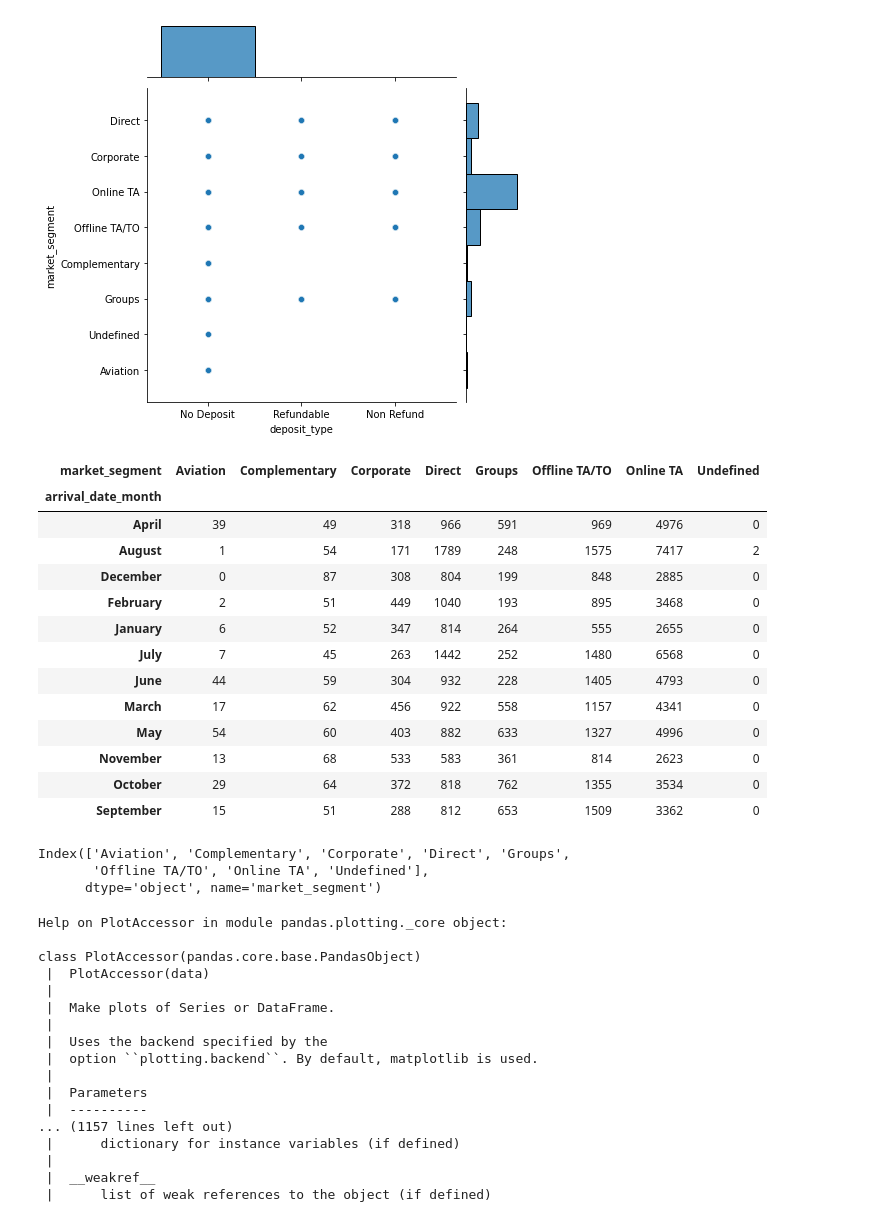
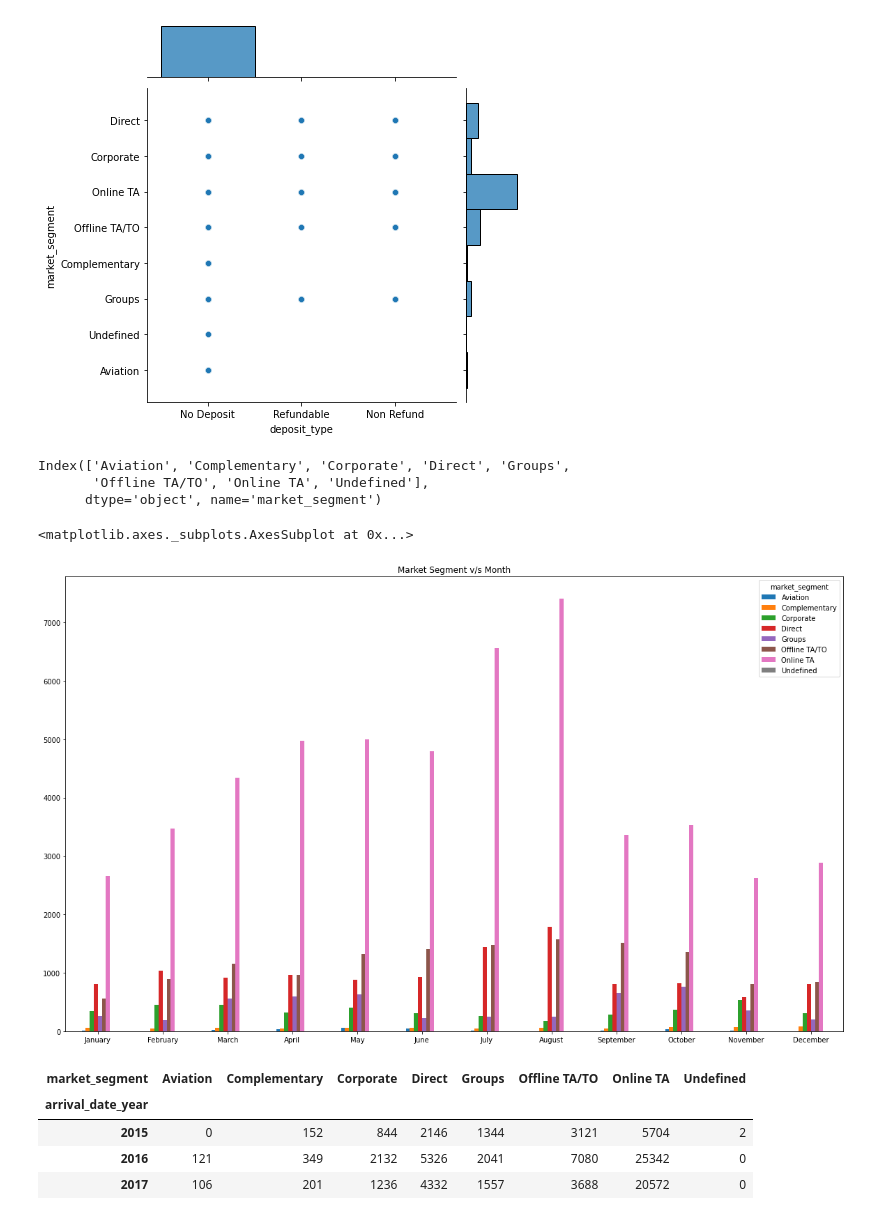
Before and after one commit to gauriagarwal18/Hotel_Booking_Analysis, a Jupyter notebook: Hotel_Booking.ipynb, the cells around one changed output. Drawn from its saved outputs; the diff is of its cells as text; code cells hidden in the pictures.

```diff
--- a/Hotel_Booking.ipynb
+++ b/Hotel_Booking.ipynb
@@ -459,46 +453,25 @@ sns.jointplot(y="market_segment",x="deposit_type",data=hotels)
 [figure]
 # %%
 segment_month=pd.crosstab(hotels["arrival_date_month"],hotels["market_segment"])
-segment_month
+segment_month=pd.DataFrame(segment_month,index= ['January', 'February', 'March', 'April', 'May', 'June', 'July', 'August', 'September', 'October', 'November', 'December'] )
-# %% [output]
-| market_segment | Aviation | Complementary | Corporate | Direct | Groups | Offline TA/TO | Online TA | Undefined |
-| arrival_date_month |  |  |  |  |  |  |  |  |
-| April | 39 | 49 | 318 | 966 | 591 | 969 | 4976 | 0 |
-| August | 1 | 54 | 171 | 1789 | 248 | 1575 | 7417 | 2 |
-| December | 0 | 87 | 308 | 804 | 199 | 848 | 2885 | 0 |
-| February | 2 | 51 | 449 | 1040 | 193 | 895 | 3468 | 0 |
-| January | 6 | 52 | 347 | 814 | 264 | 555 | 2655 | 0 |
-| July | 7 | 45 | 263 | 1442 | 252 | 1480 | 6568 | 0 |
-| June | 44 | 59 | 304 | 932 | 228 | 1405 | 4793 | 0 |
-| March | 17 | 62 | 456 | 922 | 558 | 1157 | 4341 | 0 |
-| May | 54 | 60 | 403 | 882 | 633 | 1327 | 4996 | 0 |
-| November | 13 | 68 | 533 | 583 | 361 | 814 | 2623 | 0 |
-| October | 29 | 64 | 372 | 818 | 762 | 1355 | 3534 | 0 |
-| September | 15 | 51 | 288 | 812 | 653 | 1509 | 3362 | 0 |
 # %%
 segment_month.columns
 # %% [output]
 Index(['Aviation', 'Complementary', 'Corporate', 'Direct', 'Groups',
        'Offline TA/TO', 'Online TA', 'Undefined'],
       dtype='object', name='market_segment')
-# %%
-help(segment_month.plot)
-segment_month.plot(x=segment_month)
-# %% [output]
-Help on PlotAccessor in module pandas.plotting._core object:
-
-class PlotAccessor(pandas.core.base.PandasObject)
- |  PlotAccessor(data)
- |
- |  Make plots of Series or DataFrame.
- |
- |  Uses the backend specified by the
- |  option ``plotting.backend``. By default, matplotlib is used.
- |
- |  Parameters
- |  ----------
-... (1157 lines left out)
- |      dictionary for instance variables (if defined)
- |
- |  __weakref__
- |      list of weak references to the object (if defined)
+# %%
+#ax=plt.figure(figsize=(8,6),facecolor='grey',edgecolor='orange')
+segment_month.plot(kind="bar", figsize=(20,12),title="Market Segment v/s Month", rot=0)
+# %% [output]
+<matplotlib.axes._subplots.AxesSubplot at 0x...>
+[figure, added]
+# %%
+segment_year=pd.crosstab(hotels["arrival_date_year"],hotels["market_segment"])
+segment_year
+# %% [output]
+| market_segment | Aviation | Complementary | Corporate | Direct | Groups | Offline TA/TO | Online TA | Undefined |
+| arrival_date_year |  |  |  |  |  |  |  |  |
+| 2015 | 0 | 152 | 844 | 2146 | 1344 | 3121 | 5704 | 2 |
+| 2016 | 121 | 349 | 2132 | 5326 | 2041 | 7080 | 25342 | 0 |
+| 2017 | 106 | 201 | 1236 | 4332 | 1557 | 3688 | 20572 | 0 |
```
Also changed, not shown: parts of 5 cells of this notebook.
